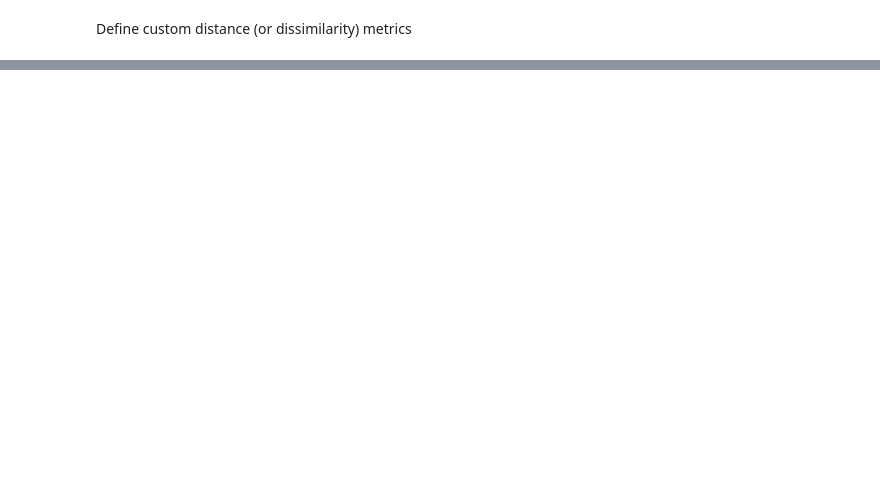
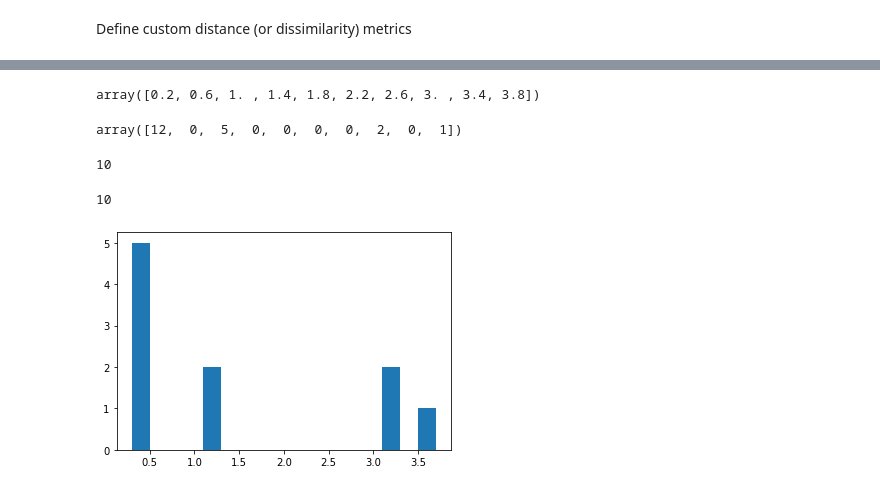
Before and after one commit to WM-SEMERU/ds4se, a Jupyter notebook: nbs/5.2_utils.distances.ipynb, the cells around one changed output, grey strips where cells are left out. Drawn from its saved outputs; the diff is of its cells as text; code cells hidden in the pictures; blank space fills up the shorter version.

```diff
--- a/nbs/5.2_utils.distances.ipynb
+++ b/nbs/5.2_utils.distances.ipynb
@@ -43,0 +200,2 @@ class JaccardDistance(CustomDistance):
+# %%
+b = hmn_dim_compars[10:20].values
@@ -43,0 +206,2 @@ class JaccardDistance(CustomDistance):
+# %%
+total_dims_data = np.concatenate((a, b), axis=None)
@@ -43,0 +212,8 @@ class JaccardDistance(CustomDistance):
+# %%
+MIN_ = total_dims_data.min()
+MAX_ = total_dims_data.max()
+
+_, bin_edges_ = np.histogram(total_dims_data)
+
+freq_a, bins_a = np.histogram(a, bin_edges_, range=[MIN_, MAX_])
+freq_b, bins_b = np.histogram(b, bin_edges_, range=[MIN_, MAX_])
@@ -43,0 +224,11 @@ class JaccardDistance(CustomDistance):
+# %%
+bins_a = 0.5 * (bins_a[:-1] + bins_a[1:])
+bins_b = 0.5 * (bins_b[:-1] + bins_b[1:])
+# %%
+bins_a
+# %% [output]
+array([0.2, 0.6, 1. , 1.4, 1.8, 2.2, 2.6, 3. , 3.4, 3.8])
+# %%
+freq_a
+# %% [output]
+array([12,  0,  5,  0,  0,  0,  0,  2,  0,  1])
@@ -43,0 +237,13 @@ class JaccardDistance(CustomDistance):
+# %%
+len(bins_a)
+# %% [output]
+10
+# %%
+len(freq_a)
+# %% [output]
+10
+# %%
+plt.hist(bins_a, bins_a, weights=freq_a, rwidth=0.5)
+plt.show()
+# %% [output]
+[figure, added]
```
Also changed, not shown: parts of 35 cells of this notebook, 26 other files.
